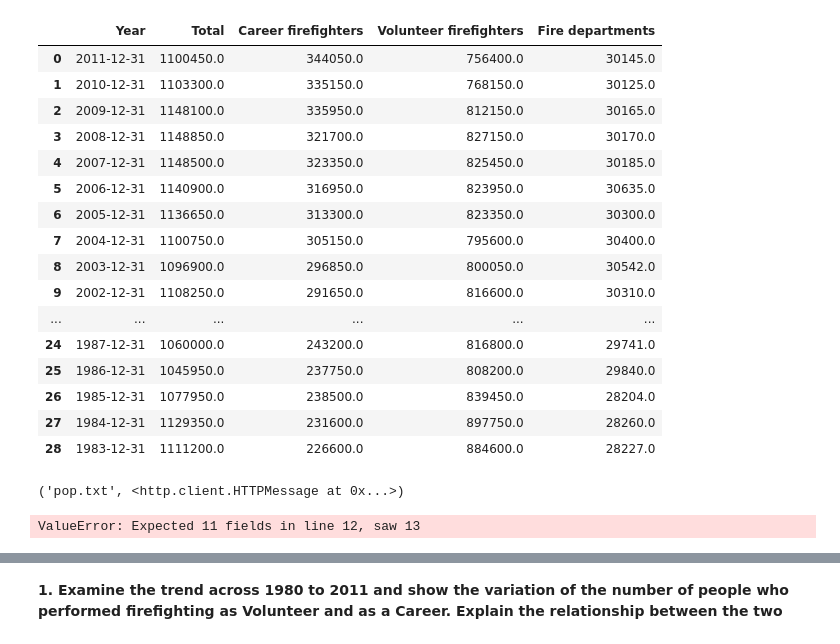
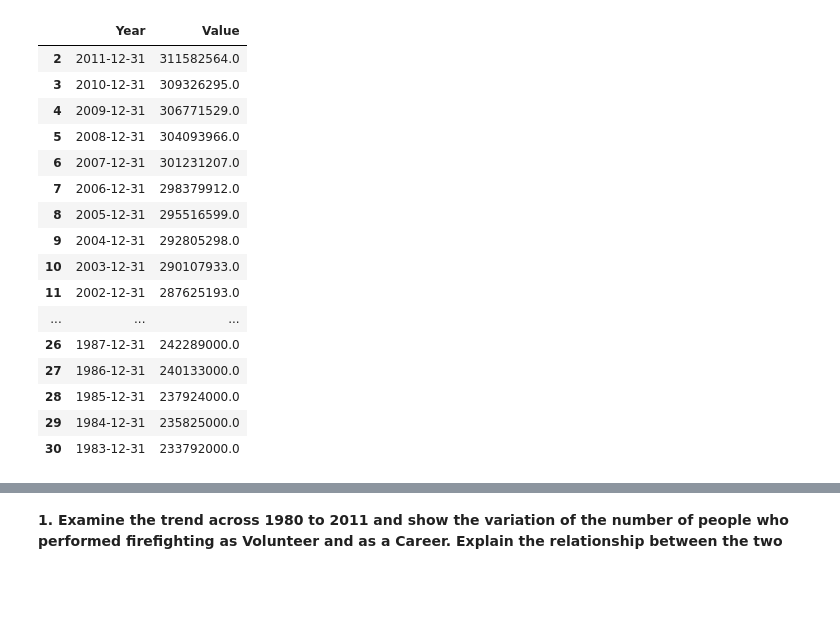
Before and after one commit to kisyular/CMSE-201, a Jupyter notebook: Semester Project Pre Analysis.ipynb, the cells around one changed output, grey strips where cells are left out. Saved outputs shown, nothing was run; the diff lists cells and outputs as text; code cells hidden in the pictures; blank space fills up the shorter version.

```diff
--- a/Semester Project Pre Analysis.ipynb
+++ b/Semester Project Pre Analysis.ipynb
@@ -7,38 +7,26 @@ import csv
 import urllib.request
 # %%
 fireReport = pd.read_csv('https://raw.githubusercontent.com/kisyular/CMSE-201/master/NFPA-23688.csv')
-fireReport
-fireCase = pd.read_csv("https://raw.githubusercontent.com/kisyular/CMSE-201/master/fireReports.csv", skiprows=3)
-fireReport
+fireReport.head()
 # pop of usa per state over time
-# fire cases
+df = pd.read_csv('https://raw.githubusercontent.com/kisyular/CMSE-201/master/USAPopulation.csv')
+us_pop = df[2:31]
+us_pop
 # %% [output]
-|  | Year | Total | Career firefighters | Volunteer firefighters | Fire departments |
-| 0 | 2011-12-31 | 1100450.0 | 344050.0 | 756400.0 | 30145.0 |
-| 1 | 2010-12-31 | 1103300.0 | 335150.0 | 768150.0 | 30125.0 |
-| 2 | 2009-12-31 | 1148100.0 | 335950.0 | 812150.0 | 30165.0 |
-| 3 | 2008-12-31 | 1148850.0 | 321700.0 | 827150.0 | 30170.0 |
-| 4 | 2007-12-31 | 1148500.0 | 323350.0 | 825450.0 | 30185.0 |
-| 5 | 2006-12-31 | 1140900.0 | 316950.0 | 823950.0 | 30635.0 |
-| 6 | 2005-12-31 | 1136650.0 | 313300.0 | 823350.0 | 30300.0 |
-| 7 | 2004-12-31 | 1100750.0 | 305150.0 | 795600.0 | 30400.0 |
-| 8 | 2003-12-31 | 1096900.0 | 296850.0 | 800050.0 | 30542.0 |
-| 9 | 2002-12-31 | 1108250.0 | 291650.0 | 816600.0 | 30310.0 |
-| ... | ... | ... | ... | ... | ... |
-| 24 | 1987-12-31 | 1060000.0 | 243200.0 | 816800.0 | 29741.0 |
-| 25 | 1986-12-31 | 1045950.0 | 237750.0 | 808200.0 | 29840.0 |
-| 26 | 1985-12-31 | 1077950.0 | 238500.0 | 839450.0 | 28204.0 |
-| 27 | 1984-12-31 | 1129350.0 | 231600.0 | 897750.0 | 28260.0 |
-| 28 | 1983-12-31 | 1111200.0 | 226600.0 | 884600.0 | 28227.0 |
+|  | Year | Value |
+| 2 | 2011-12-31 | 311582564.0 |
+| 3 | 2010-12-31 | 309326295.0 |
+| 4 | 2009-12-31 | 306771529.0 |
+| 5 | 2008-12-31 | 304093966.0 |
+| 6 | 2007-12-31 | 301231207.0 |
+| 7 | 2006-12-31 | 298379912.0 |
+| 8 | 2005-12-31 | 295516599.0 |
+| 9 | 2004-12-31 | 292805298.0 |
+| 10 | 2003-12-31 | 290107933.0 |
+| 11 | 2002-12-31 | 287625193.0 |
+| ... | ... | ... |
+| 26 | 1987-12-31 | 242289000.0 |
+| 27 | 1986-12-31 | 240133000.0 |
+| 28 | 1985-12-31 | 237924000.0 |
+| 29 | 1984-12-31 | 235825000.0 |
+| 30 | 1983-12-31 | 233792000.0 |
-# %%
-url='http://www.census.gov/popest/data/national/totals/pre-1980/tables/popclockest.txt'
-file_name = "pop.txt"
-
-urllib.request.urlretrieve(url, file_name)
-# %% [output]
-('pop.txt', <http.client.HTTPMessage at 0x...>)
-# %%
-df = pd.read_csv('pop.txt', sep="   ", skiprows=4, header = None)
-df.columns = ["a", "b", "c", "etc."]
-# %% [output]
-ValueError: Expected 11 fields in line 12, saw 13
```
Also changed, not shown: parts of 1 cell of this notebook, 3 other files.
